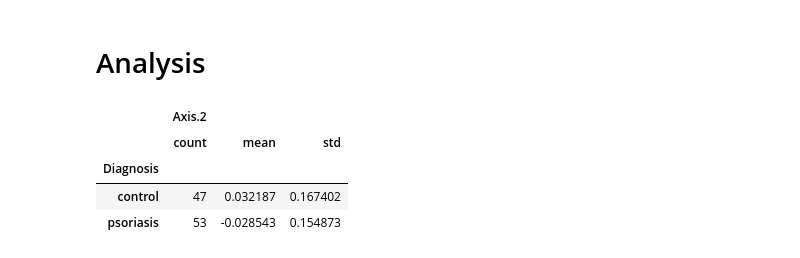
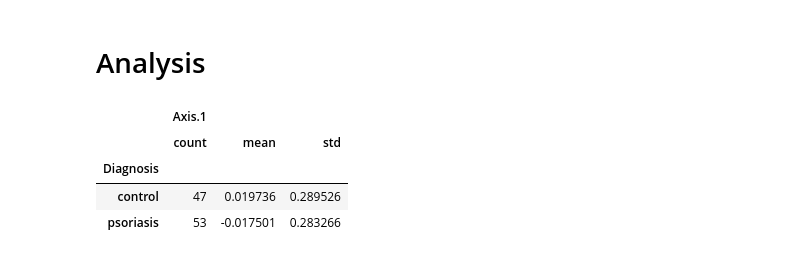
Before and after one commit to yunusbb/Gut-microbiota-in-Psoriasis, a Jupyter notebook: power_analysis/power_analysis_bray_pc_status.ipynb, the cells around one changed output. Cells and saved outputs as stored; diff of their text form; code cells hidden in the pictures.

```diff
--- a/power_analysis/power_analysis_bray_pc_status.ipynb
+++ b/power_analysis/power_analysis_bray_pc_status.ipynb
@@ -60,12 +41,11 @@ tax_PS_PCs
 # Analysis
 # %%
 tax_PS_PCs.groupby("Diagnosis").agg({'Axis.1' : ["count", "mean", "std"] })
-tax_PS_PCs.groupby("Diagnosis").agg({'Axis.2' : ["count", "mean", "std"] })
 # %% [output]
-|  | Axis.2 |  |  |
+|  | Axis.1 |  |  |
 |  | count | mean | std |
 | Diagnosis |  |  |  |
-| control | 47 | 0.032187 | 0.167402 |
-| psoriasis | 53 | -0.028543 | 0.154873 |
+| control | 47 | 0.019736 | 0.289526 |
+| psoriasis | 53 | -0.017501 | 0.283266 |
 # %%
 pc1 = tax_PS_PCs["Axis.1"]
```
Also changed, not shown: parts of 11 cells of this notebook.
